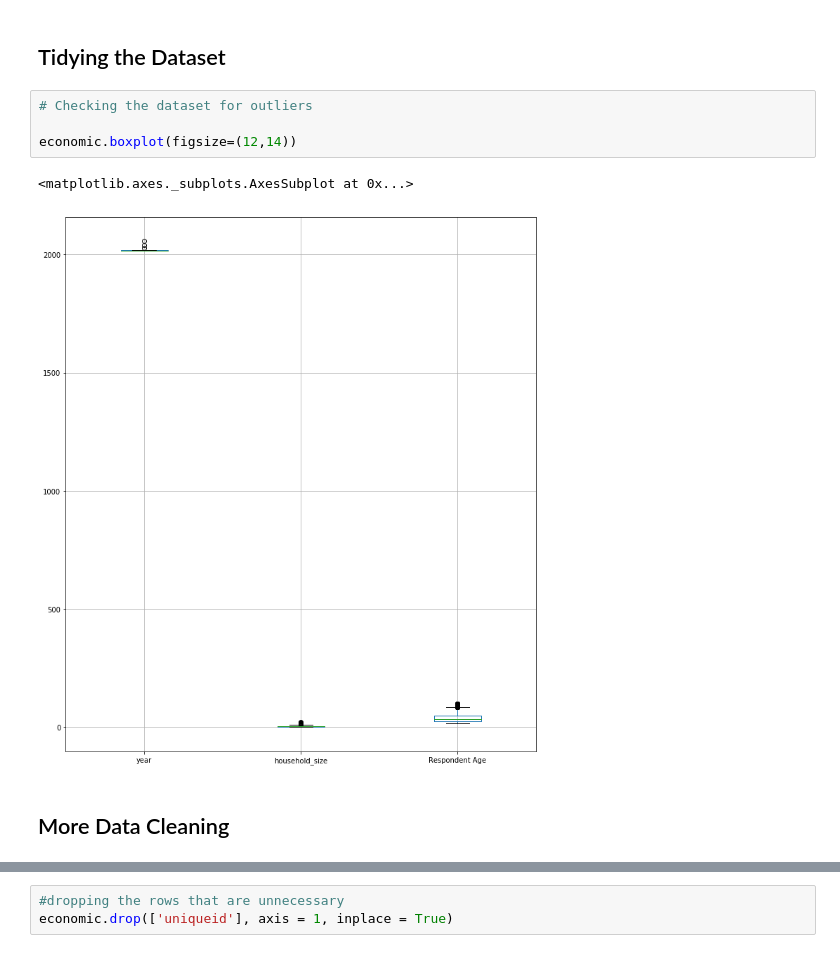
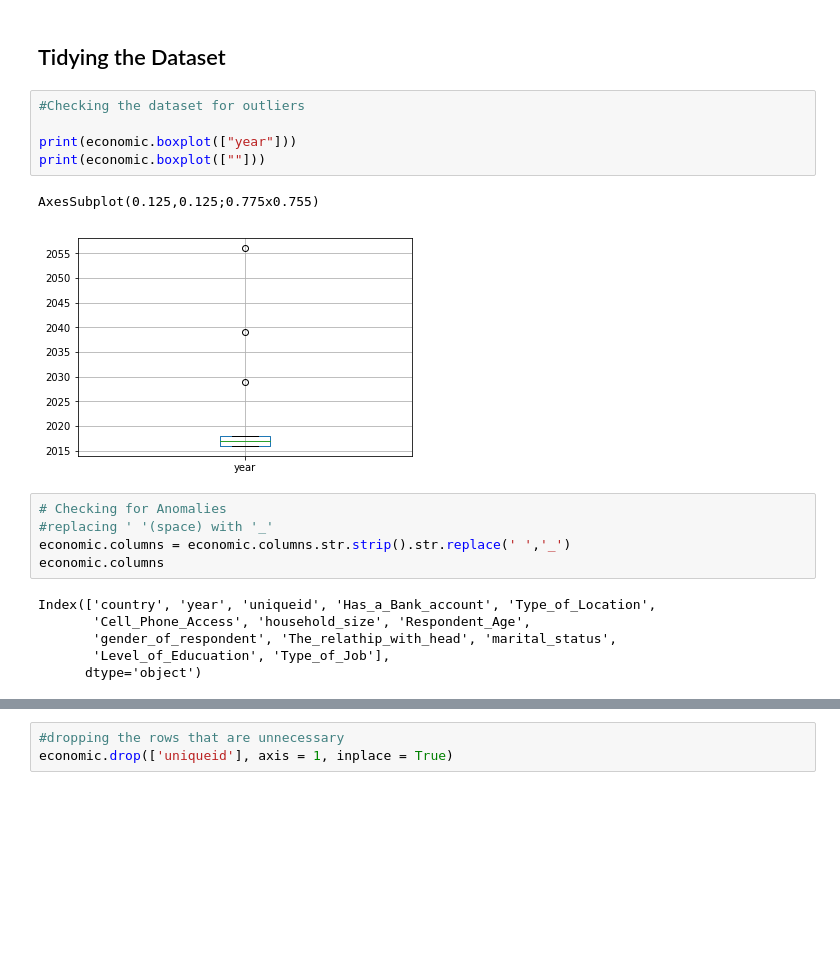
Before and after one commit to mwinzie/Financial-Outcomes, a Jupyter notebook: Moringa_Data_Science_Core_W1_Independent_Project_2019_08_Agnes_Mueni.ipynb, the cells around one changed output, grey strips where cells are left out. Saved outputs shown, nothing was run; the diff lists cells and outputs as text; blank space fills up the shorter version.

```diff
--- a/Moringa_Data_Science_Core_W1_Independent_Project_2019_08_Agnes_Mueni.ipynb
+++ b/Moringa_Data_Science_Core_W1_Independent_Project_2019_08_Agnes_Mueni.ipynb
@@ -87,14 +88,24 @@ dtype: object
 # %% [markdown]
 ## Tidying the Dataset
 # %%
-# Checking the dataset for outliers
+#Checking the dataset for outliers
 
-economic.boxplot(figsize=(12,14))
+print(economic.boxplot(["year"]))
+print(economic.boxplot([""]))
 # %% [output]
-<matplotlib.axes._subplots.AxesSubplot at 0x...>
+AxesSubplot(0.125,0.125;0.775x0.755)
-[figure, old version]
+[figure, new version]
-# %% [markdown]
-## More Data Cleaning
+# %%
+# Checking for Anomalies
+#replacing ' '(space) with '_'
+economic.columns = economic.columns.str.strip().str.replace(' ','_')
+economic.columns
+# %% [output]
+Index(['country', 'year', 'uniqueid', 'Has_a_Bank_account', 'Type_of_Location',
+       'Cell_Phone_Access', 'household_size', 'Respondent_Age',
+       'gender_of_respondent', 'The_relathip_with_head', 'marital_status',
+       'Level_of_Educuation', 'Type_of_Job'],
+      dtype='object')
 # %%
 #changing all columns names to lower case
 economic.columns = map(str.lower, economic.columns)
```
Also changed, not shown: parts of 20 cells of this notebook.
